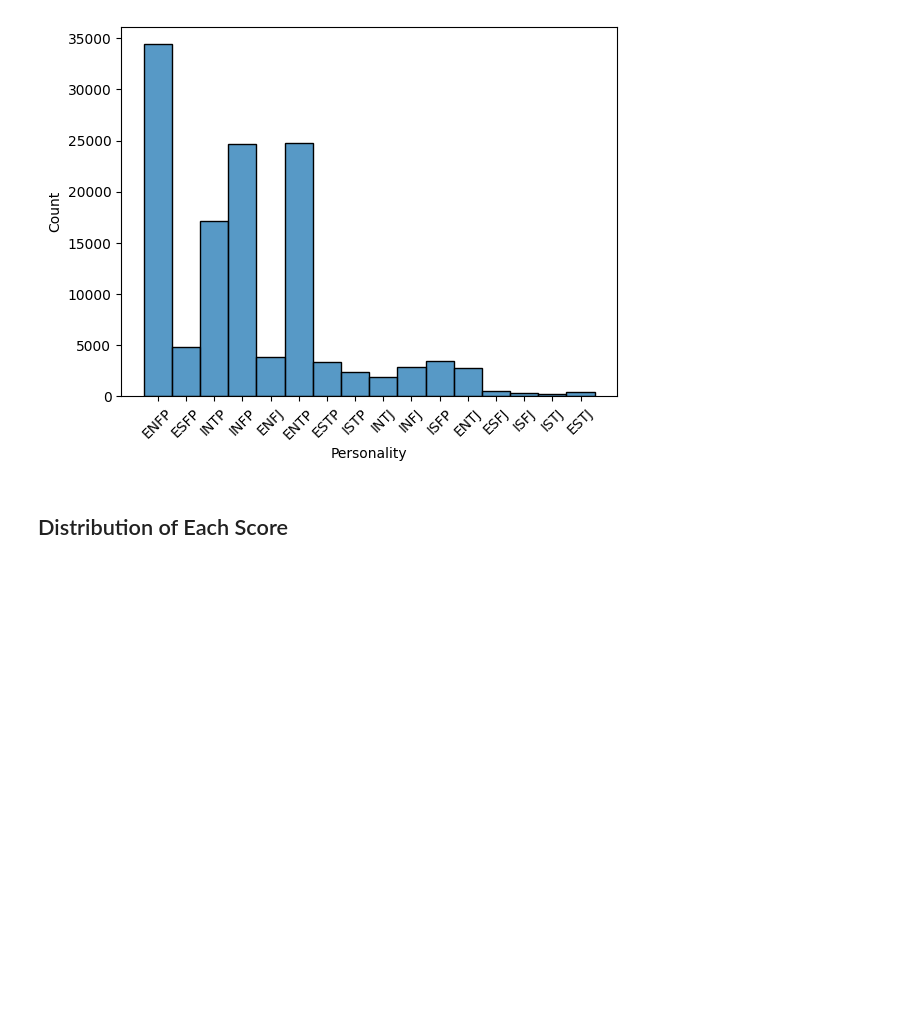
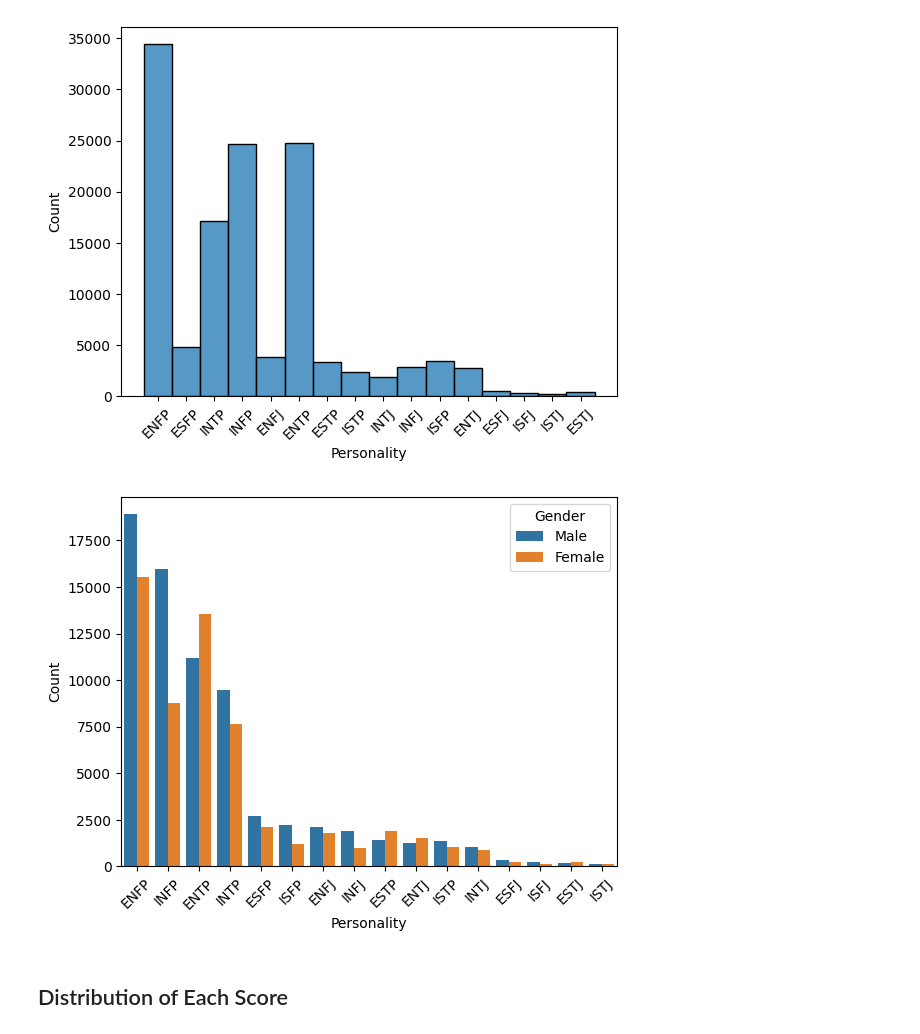
Before and after one commit to hng011/people-personality-analysis, a Jupyter notebook: notebook.ipynb, the cells around one changed output. Drawn from its saved outputs; the diff is of its cells as text; code cells hidden in the pictures; blank space fills up the shorter version.

```diff
--- a/notebook.ipynb
+++ b/notebook.ipynb
@@ -67,3 +102,8 @@ plt.xticks(rotation=45);
+# %%
+sns.barplot(data=cat.sort_values(by="Count", ascending=False), y="Count", x="Personality", hue="Gender")
+plt.xticks(rotation=45);
+# %% [output]
+[figure, added]
 # %% [markdown]
 ## Distribution of Each Score
 # %%
```
Also changed, not shown: parts of 4 cells of this notebook.
